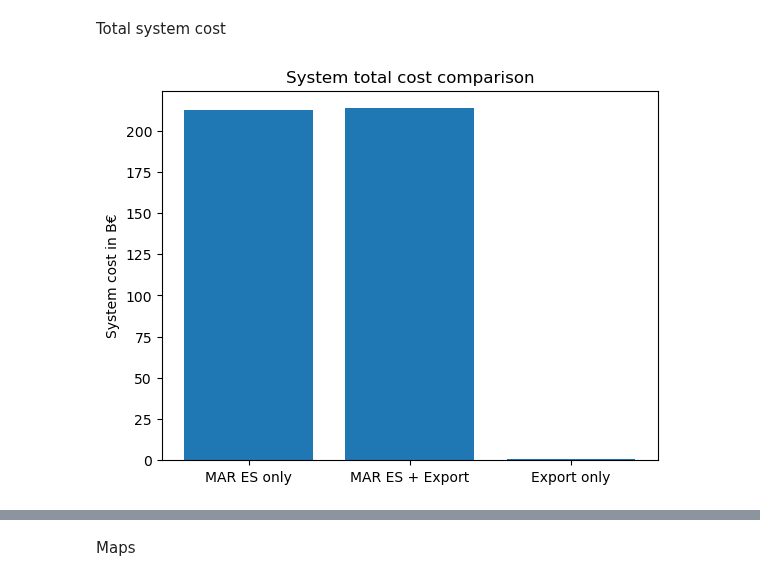
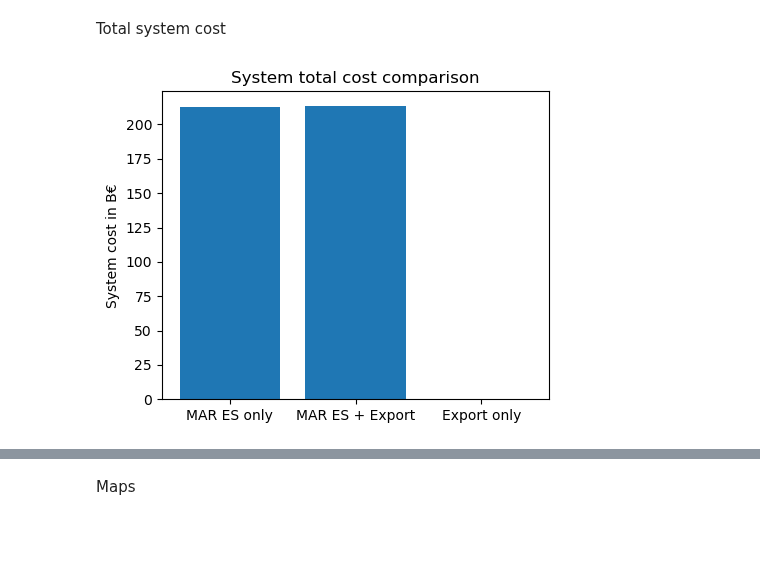
Before and after one commit to energyLS/aldehyde, a Jupyter notebook: workflow/notebooks/results.ipynb, the cells around one changed output, grey strips where cells are left out. Saved outputs shown, nothing was run; the diff lists cells and outputs as text; code cells hidden in the pictures; blank space fills up the shorter version.

```diff
--- a/workflow/notebooks/results.ipynb
+++ b/workflow/notebooks/results.ipynb
@@ -116,19 +117,19 @@ Total system cost
 # %%
 n_names = ["MAR ES only", "MAR ES + Export", "Export only"]
 costs = [n1.objective/1e9, n2.objective/1e9, n3.objective/1e9]
 y_pos = np.arange(len(n_names))
 # Create bars
+plt.figure(figsize=(5, 4))
 plt.bar(y_pos, costs)
 
 # Enhance graph
 plt.xticks(y_pos, n_names)
 plt.ylabel("System cost in B€")
 plt.title("System total cost comparison")
 
 # Create graph and save it
-plt.savefig("../../results/graphics/first_results/total_system_cost.pdf")
 plt.show()
 # %% [output]
-[figure, old version]
+[figure, new version]
 # %%
 n_names = ["Integrated", "Islanded"]
```
Also changed, not shown: parts of 2 cells of this notebook.
